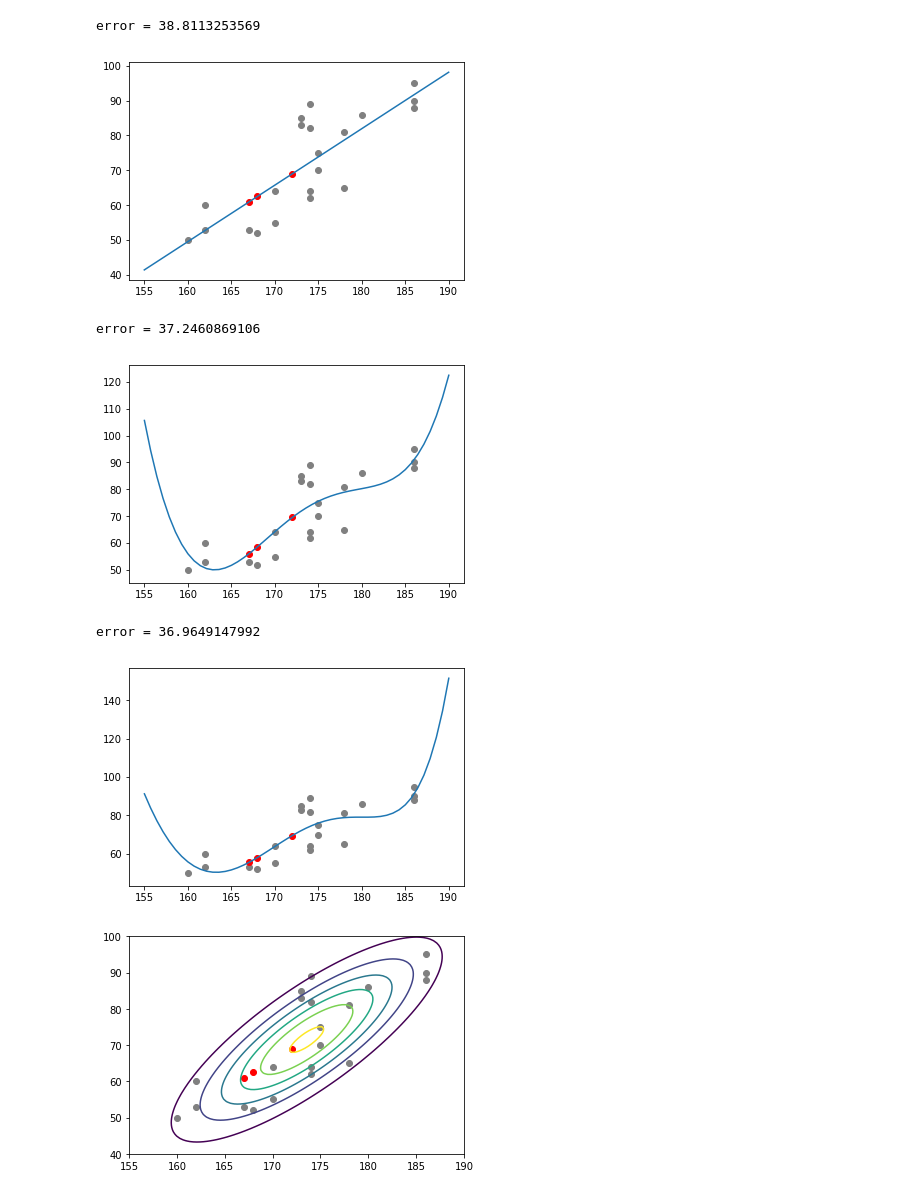
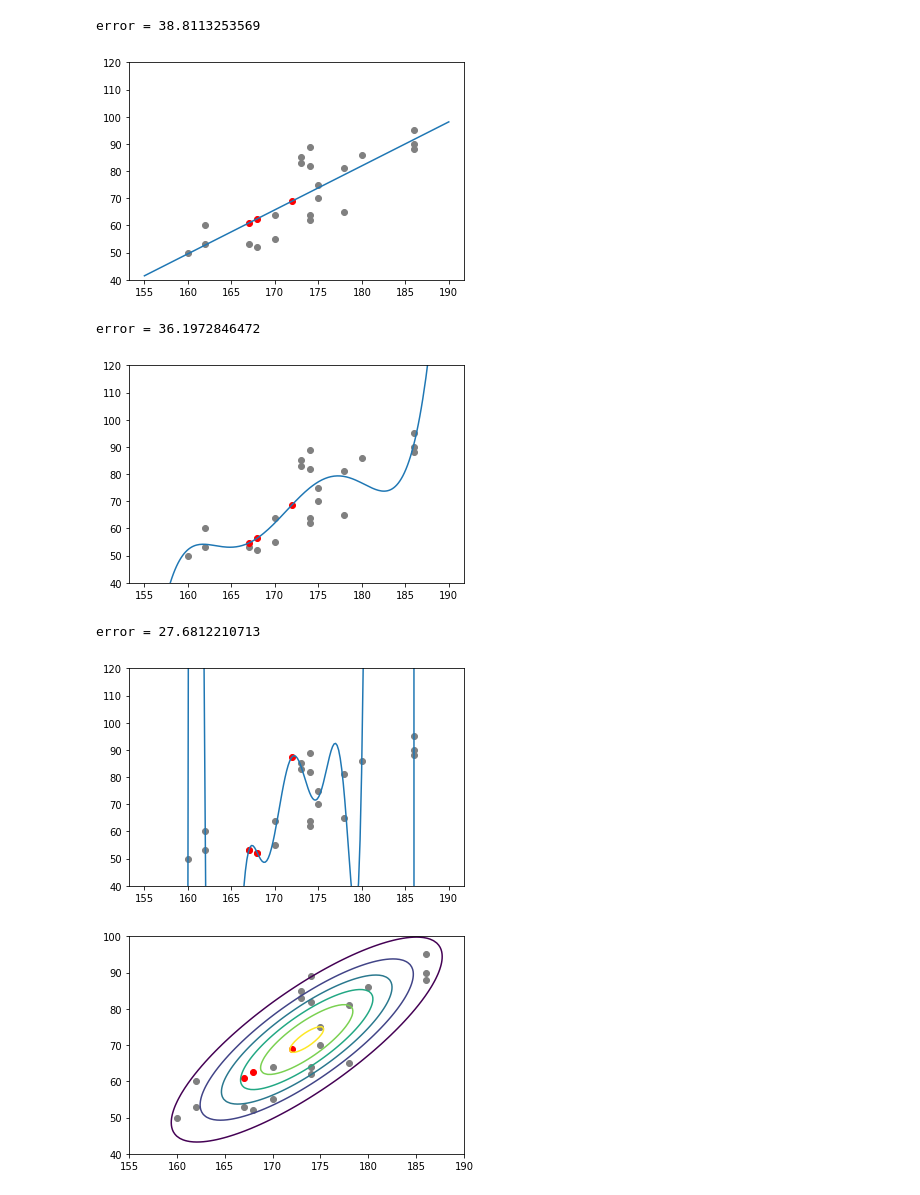
Before and after one commit to maksim96/Pattern-Recognition, a Jupyter notebook: Project02/project02.ipynb, the cells around one changed output. Drawn from its saved outputs; the diff is of its cells as text; code cells hidden in the pictures.

Commit message:
Aktualisierte Plots erstellen

```diff
--- a/Project02/project02.ipynb
+++ b/Project02/project02.ipynb
@@ -5,51 +5,63 @@ import matplotlib.mlab as mlab
 
 data = np.loadtxt('whData.dat', dtype=np.object, comments='#', delimiter=None)
 # read height and weight data into 2D array (i.e. into a matrix)
 
 y = data[:, 0].astype(np.float) # heights (no outliers)
 x = data[:, 1].astype(np.float) # weights (some outliers)
 
 # filter outliers
 outliers = x[y < 0]
-x = np.matrix(x[y >= 0])
-y = np.matrix(y[y >= 0])
+x = x[y>=0]
+y = y[y>=0]
+#x = np.matrix(x[y >= 0])
+#y = np.matrix(y[y >= 0])
 
-x.shape = (x.size,1)
-y.shape = (x.size,1)
+#x.shape = (x.size,1)
+#y.shape = (x.size,1)
 
 
 def get_vandermonde(x_vals, dim):
     return np.matrix(np.hstack([np.power(x_vals,k) for k in reversed(range(dim+1))]))
 
 
 def fit_polynomial(x_vals, y_vals, outliers, dim):
     # construct Vandermonde matrix
-    a_mat = get_vandermonde(x_vals,dim)
-    pinv = np.linalg.pinv(a_mat)
-    coeffs = np.dot(pinv,y_vals)
 
-    t = np.linspace(155,190,50)
-    values = np.polyval(coeffs,t)
-    plt.plot(t,values)
+    mu = np.mean(x_vals)
+    sigma = 1#np.std(x_vals)
 
-    print("error =",np.linalg.norm(np.dot(a_mat,coeffs)-y_vals))
-    plt.scatter(x.getA(),y.getA(),color='grey')
+    #a_mat = get_vandermonde((x_vals-mu)/sigma,dim)
+    #pinv = np.linalg.pinv(a_mat)
+    #coeffs = np.dot(pinv,y_vals)
+    coeffs = np.polyfit((x_vals-mu)/sigma,y_vals,dim)
 
-    plt.scatter(outliers, np.polyval(coeffs, outliers), c='red')
+    t = np.linspace(155,190,200)
+    values = np.polyval(coeffs,(t-mu)/sigma)
+    plt.plot(t,values, 'tab:blue')
+
+    print("error =",np.linalg.norm(np.polyval(coeffs, (x_vals-mu)/sigma)-y_vals))
+    #print("error =",np.linalg.norm(np.dot(a_mat,coeffs)-y_vals))
+    plt.scatter(x,y,color='grey')
+    #plt.scatter(x.getA(),y.getA(),color='grey')
+
+    plt.scatter(outliers, np.polyval(coeffs, (outliers-mu)/sigma), c='red')
+
+    plt.ylim(40,120)
+    plt.savefig("poly"+str(dim)+"plot.pdf",dpi=200)
     plt.show()
     return coeffs
 
 
 poly_1_coeffs = fit_polynomial(x,y,outliers,1)
 poly_5_coeffs = fit_polynomial(x,y,outliers,5)
 poly_10_coeffs = fit_polynomial(x,y,outliers,10)
 # %% [output]
 error = 38.8113253569
-[figure, old version]
+[figure, new version]
-error = 37.2460869106
+error = 36.1972846472
-[figure, old version]
+[figure, new version]
-error = 36.9649147992
+error = 27.6812210713
-[figure, old version]
+[figure, new version]
 # %%
 # bi-variate gaussian
 mean_h = np.mean(x)
```
Also changed, not shown: 4 other files.
